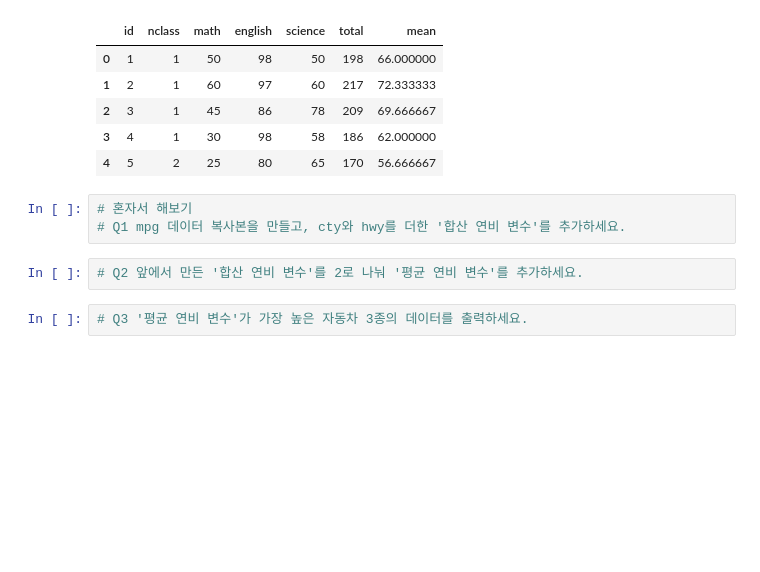
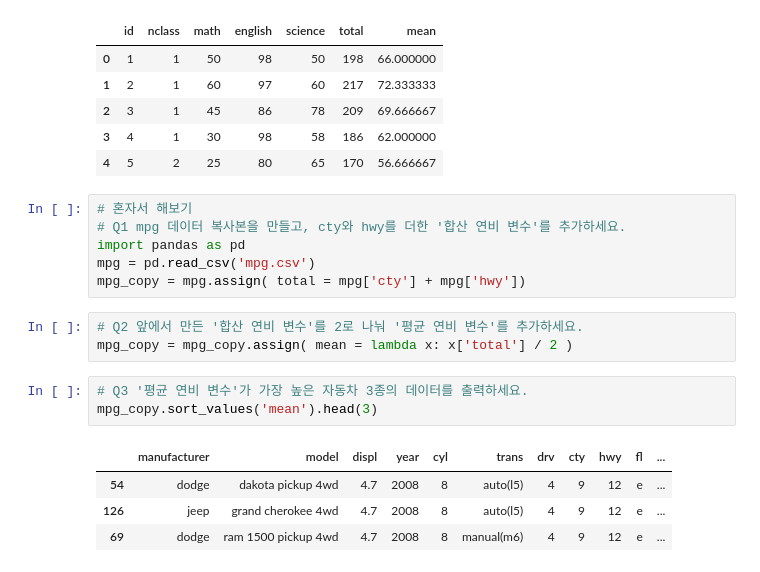
Before and after one commit to gun587330/-, a Jupyter notebook: Note.ipynb, the cells around one changed output. Drawn from its saved outputs; the diff is of its cells as text; blank space fills up the shorter version.

```diff
--- a/Note.ipynb
+++ b/Note.ipynb
@@ -1068,10 +1068,20 @@ exam. assign(
 # %%
 # 혼자서 해보기
 # Q1 mpg 데이터 복사본을 만들고, cty와 hwy를 더한 '합산 연비 변수'를 추가하세요.
+import pandas as pd
+mpg = pd.read_csv('mpg.csv')
+mpg_copy = mpg.assign( total = mpg['cty'] + mpg['hwy'])
 # %%
 # Q2 앞에서 만든 '합산 연비 변수'를 2로 나눠 '평균 연비 변수'를 추가하세요.
+mpg_copy = mpg_copy.assign( mean = lambda x: x['total'] / 2 )
 # %%
 # Q3 '평균 연비 변수'가 가장 높은 자동차 3종의 데이터를 출력하세요.
+mpg_copy.sort_values('mean').head(3)
+# %% [output]
+|  | manufacturer | model | displ | year | cyl | trans | drv | cty | hwy | fl | ... |
+| 54 | dodge | dakota pickup 4wd | 4.7 | 2008 | 8 | auto(l5) | 4 | 9 | 12 | e | ... |
+| 126 | jeep | grand cherokee 4wd | 4.7 | 2008 | 8 | auto(l5) | 4 | 9 | 12 | e | ... |
+| 69 | dodge | ram 1500 pickup 4wd | 4.7 | 2008 | 8 | manual(m6) | 4 | 9 | 12 | e | ... |
 # %%
 # Q4 1~3번 문제를 해결할 수 있는 하나로 연결된 pandas 구문을 만들어 실행해 보세요.
 # 데이터는  복사본 대신 mpg 원본을 이용하세요.
```
Also changed, not shown: parts of 2 cells of this notebook.
